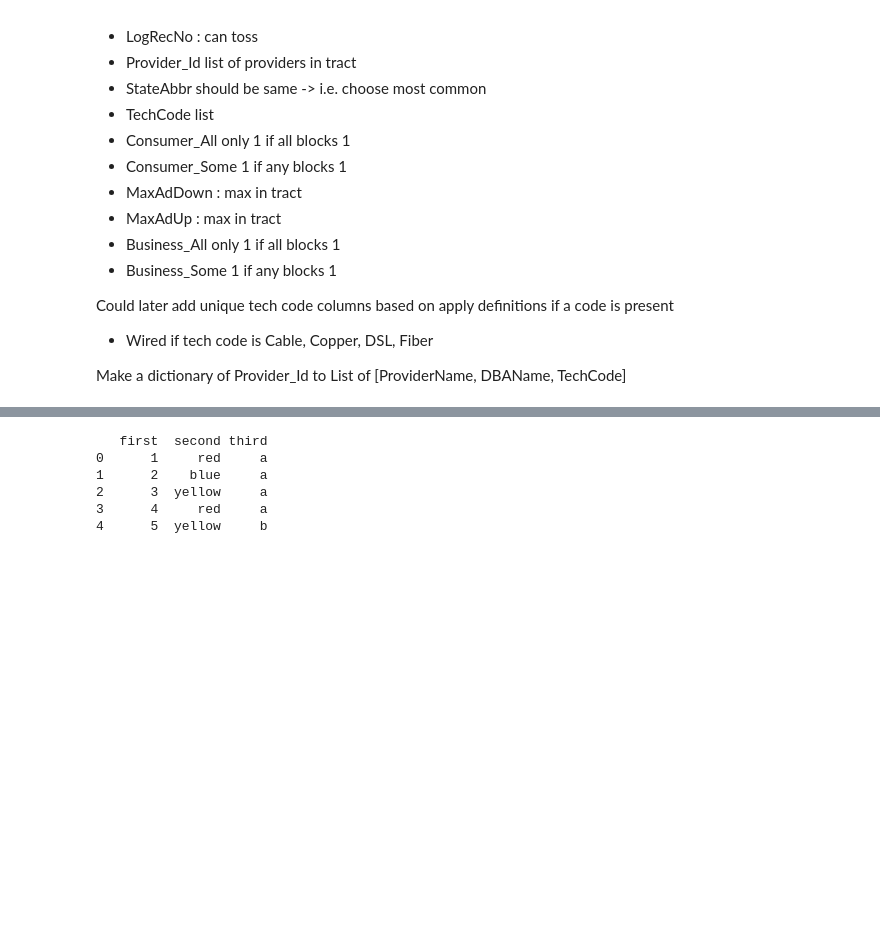
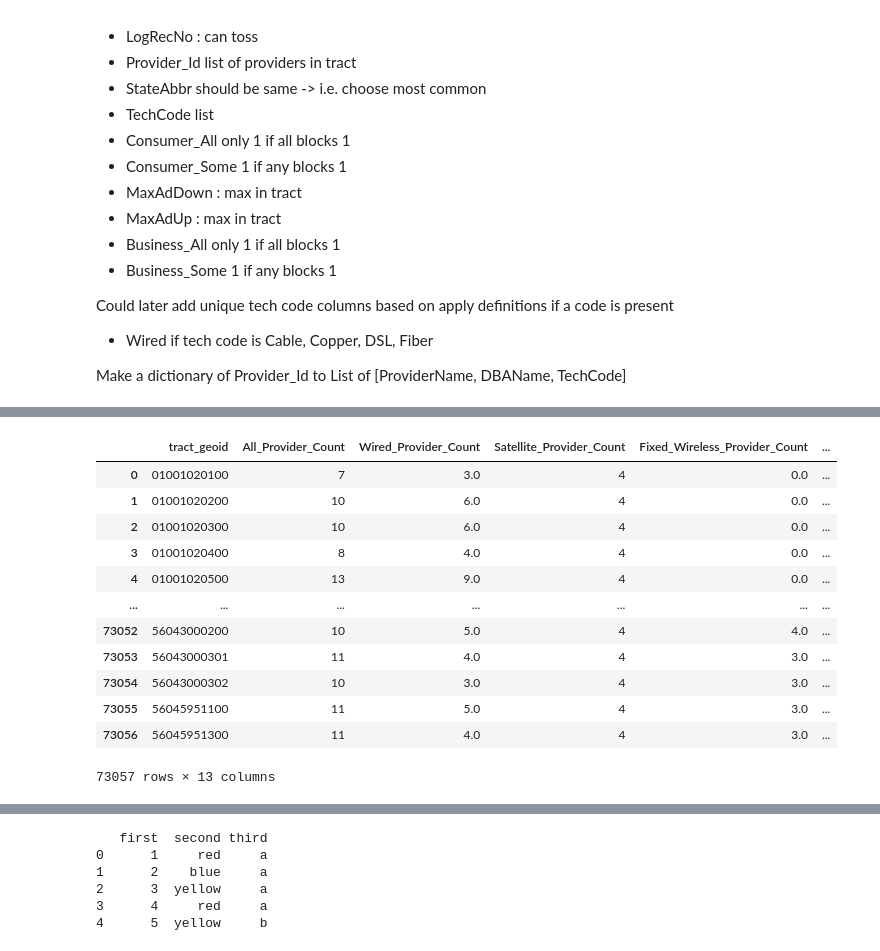
Before and after one commit to jcweaver/broadband-capstone, a Jupyter notebook: notebooks/FCC.ipynb, the cells around one changed output, grey strips where cells are left out. Saved outputs shown, nothing was run; the diff lists cells and outputs as text; code cells hidden in the pictures; blank space fills up the shorter version.

Commit message:
FCC data aggregating and merging updates

```diff
--- a/notebooks/FCC.ipynb
+++ b/notebooks/FCC.ipynb
@@ -281,0 +199,8 @@ tracts
+# %%
+grouped_tract = newdf.groupby(["tract_geoid"])
+# %%
+df1 = grouped_tract.agg(
+    All_Provider_Count = ("Provider_Id", "nunique")
+)
+df1 = df1.reset_index()
+df1
@@ -281,0 +451,12 @@ tracts
+# %%
+## Satellite providers > 25
+
+grouped_tract = newdf.groupby(["tract_geoid", "Faster_than_25_3", "Is_Satellite"])
+df9 = grouped_tract.agg(
+    Satellite_Provider_Count_25 = ("Provider_Id", "nunique")
+
+)
+df9 = df9.reset_index()
+df9 = df9[(df9.Faster_than_25_3==True)&(df9.Is_Satellite==True)]
+df9 = df9.drop(columns=["Faster_than_25_3", "Is_Satellite"])
+df9
@@ -281,0 +477,12 @@ tracts
+# %%
+## Satellite providers > 100
+
+grouped_tract = newdf.groupby(["tract_geoid", "Faster_than_100_3", "Is_Satellite"])
+df12 = grouped_tract.agg(
+    Satellite_Provider_Count_100 = ("Provider_Id", "nunique")
+
+)
+df12 = df12.reset_index()
+df12 = df12[(df12.Faster_than_100_3==True)&(df12.Is_Satellite==True)]
+df12 = df12.drop(columns=["Faster_than_100_3", "Is_Satellite"])
+df12
@@ -281,0 +503,26 @@ tracts
+# %%
+## Aggregate it all
+
+data = df1
+dfs = [df2, df3, df4, df5, df6, df7, df8, df9, df10, df11, df12]
+
+for d in dfs:
+    data = data.merge(d, how="outer", on="tract_geoid")
+
+#Fill NAs with 0, if it was NA that means there was nothing to count so it is 0
+data = data.fillna(0)
+data
+# %% [output]
+|  | tract_geoid | All_Provider_Count | Wired_Provider_Count | Satellite_Provider_Count | Fixed_Wireless_Provider_Count | ... |
+| 0 | 01001020100 | 7 | 3.0 | 4 | 0.0 | ... |
+| 1 | 01001020200 | 10 | 6.0 | 4 | 0.0 | ... |
+| 2 | 01001020300 | 10 | 6.0 | 4 | 0.0 | ... |
+| 3 | 01001020400 | 8 | 4.0 | 4 | 0.0 | ... |
+| 4 | 01001020500 | 13 | 9.0 | 4 | 0.0 | ... |
+| ... | ... | ... | ... | ... | ... | ... |
+| 73052 | 56043000200 | 10 | 5.0 | 4 | 4.0 | ... |
+| 73053 | 56043000301 | 11 | 4.0 | 4 | 3.0 | ... |
+| 73054 | 56043000302 | 10 | 3.0 | 4 | 3.0 | ... |
+| 73055 | 56045951100 | 11 | 5.0 | 4 | 3.0 | ... |
+| 73056 | 56045951300 | 11 | 4.0 | 4 | 3.0 | ... |
+73057 rows × 13 columns
```
Also changed, not shown: parts of 48 cells of this notebook, 2 other files.
